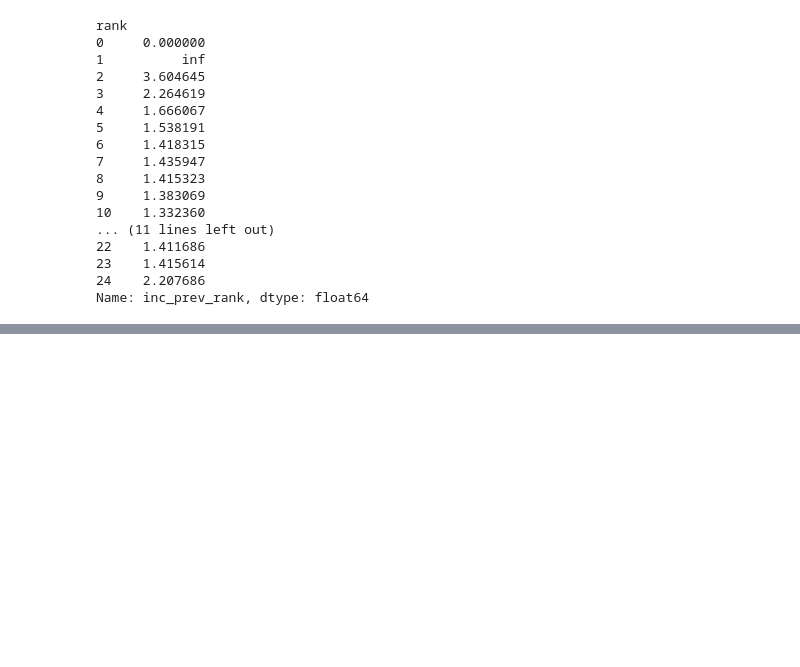
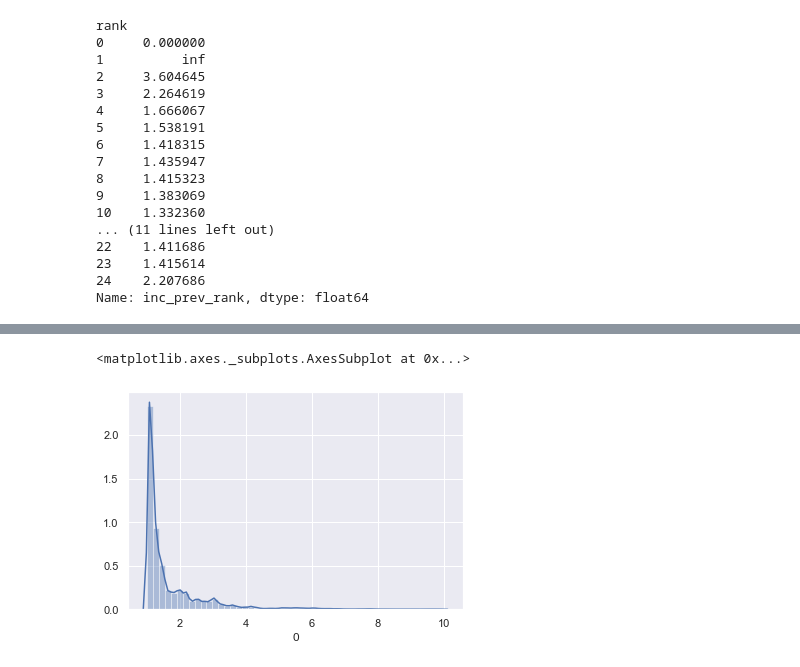
Before and after one commit to kit-algo/ch_potentials, a Jupyter notebook: eval/ranks.ipynb, the cells around one changed output, grey strips where cells are left out. Saved outputs shown, nothing was run; the diff lists cells and outputs as text; code cells hidden in the pictures; blank space fills up the shorter version.

```diff
--- a/eval/ranks.ipynb
+++ b/eval/ranks.ipynb
@@ -86,0 +120,2 @@ queries.sort_values('num_queue_pops')
+# %%
+factors = pd.read_csv("/home/zeitz/searchspace_inclusion_factors.csv", header=None)[0]
@@ -86,0 +134,5 @@ queries.sort_values('num_queue_pops')
+# %%
+sns.distplot(factors.loc[lambda x: x >= 1].loc[lambda x: x < 10])
+# %% [output]
+<matplotlib.axes._subplots.AxesSubplot at 0x...>
+[figure, added]
```
Also changed, not shown: parts of 13 cells of this notebook, 3 other files.
